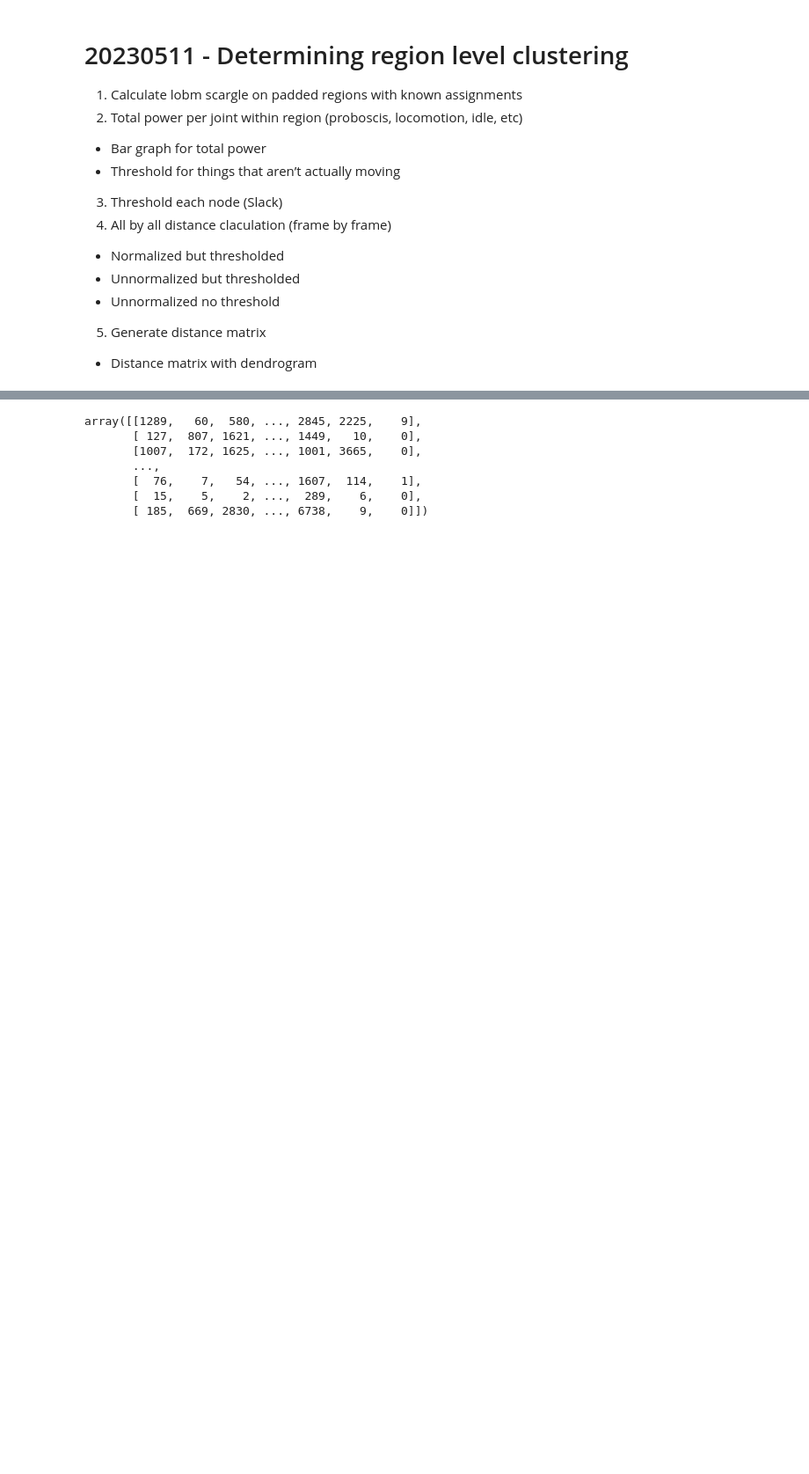
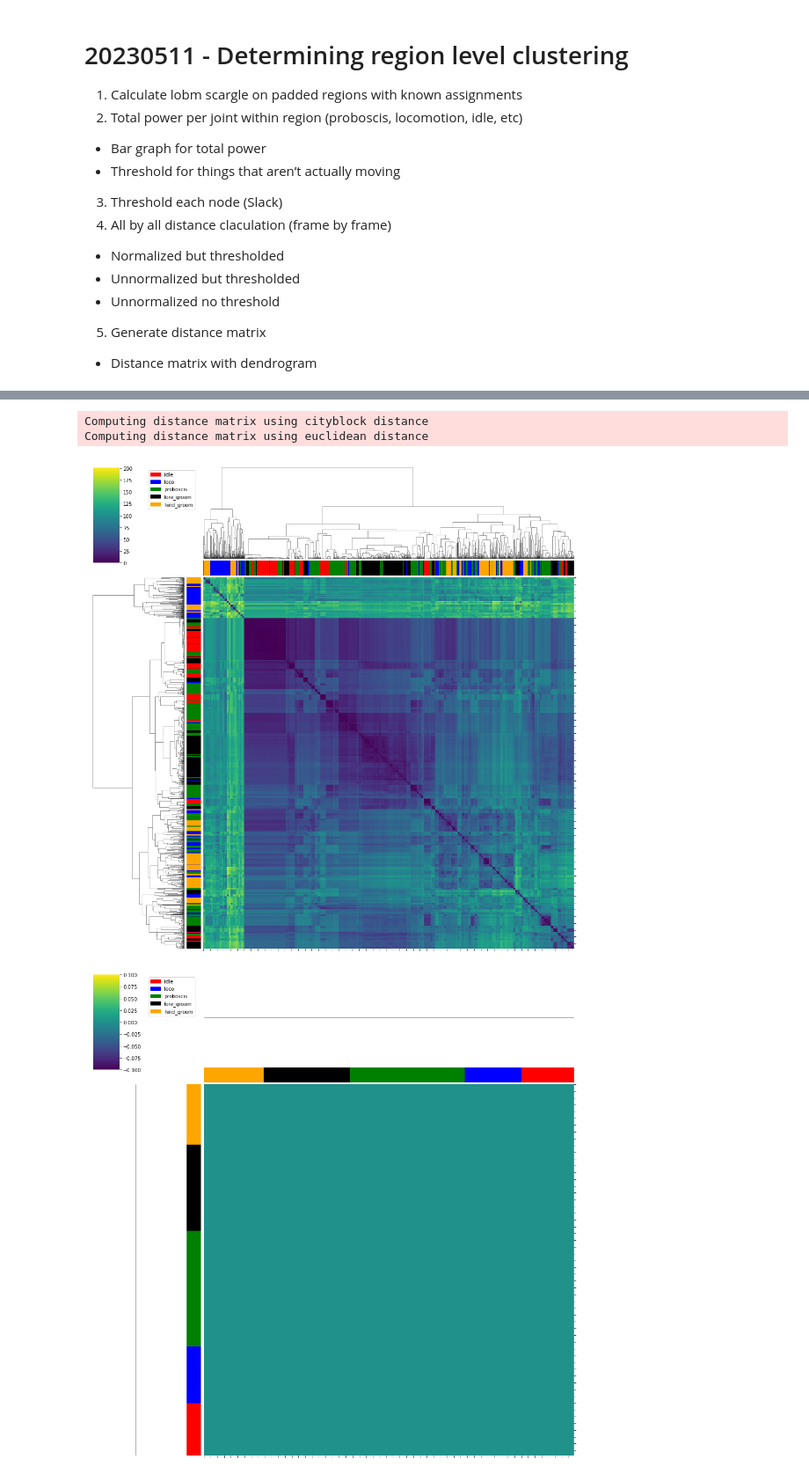
Before and after one commit to shaliulab/long-timescale-analysis, a Jupyter notebook: analysis/notebooks/20230511_wavelet_thresholding.ipynb, the cells around one changed output, grey strips where cells are left out. Shown at 88% size. Cells and saved outputs as stored; diff of their text form; code cells hidden in the pictures; blank space fills up the shorter version.

```diff
--- a/analysis/notebooks/20230511_wavelet_thresholding.ipynb
+++ b/analysis/notebooks/20230511_wavelet_thresholding.ipynb
@@ -56,7 +36,7 @@ average_total_power_per_node = {}
 for behavior, behavior_wavelets in wavelet_results.items():
     logger.info(f"Aggregating wavelets for behavior {behavior}")
     wlets = np.concatenate(list(behavior_wavelets.values()), axis=0)
-    wlets = np.abs(wlets) ** 2  # Power
+    wlets = np.abs(wlets)# ** 2  # Power
     # wlets[wlets < 1e7] = 0 # Thresholding
 
     total_power_per_node = []
@@ -296,10 +109,0 @@ plt.savefig('figures/clustermap_tieredls_normalization_threshold.jpg')
-# %%
-node_sums.astype(int)
-# %% [output]
-array([[1289,   60,  580, ..., 2845, 2225,    9],
-       [ 127,  807, 1621, ..., 1449,   10,    0],
-       [1007,  172, 1625, ..., 1001, 3665,    0],
-       ...,
-       [  76,    7,   54, ..., 1607,  114,    1],
-       [  15,    5,    2, ...,  289,    6,    0],
-       [ 185,  669, 2830, ..., 6738,    9,    0]])
@@ -305,0 +161,44 @@ array([[1289,   60,  580, ..., 2845, 2225,    9],
+# %%
+def plot_clustermap(dist_matrix, behavior_labels, output_filename):
+    color_dict = {'idle': 'red', 'loco': 'blue', 'proboscis': 'green', 'fore_groom': "black", 'hind_groom': 'orange'}
+    label_colors = [color_dict[label] for label in behavior_labels]
+
+    g = sns.clustermap(dist_matrix, method='average', cmap='viridis', figsize=(15, 15), row_colors=label_colors, col_colors=label_colors)
+    ax = g.ax_heatmap
+    ax.set_xticklabels('')
+    ax.set_yticklabels('')
+
+    # Create a legend for the color mapping
+    legend_patches = [mpatches.Patch(color=color, label=behavior) for behavior, color in color_dict.items()]
+
+    plt.legend(handles=legend_patches, bbox_to_anchor=(2, 1), loc='upper left')
+
+    plt.savefig(output_filename)
+
+# Usage example:
+
+input = np.abs(all_wavelets)**2
+for dist_metric in ['cityblock','euclidean']: # , 'kullback-leibler', 'jensen-shannon']:
+    logger.info(f"Computing distance matrix using {dist_metric} distance")
+    distance_matrix = compute_distance_matrix(input, dist_metric)
+    plot_clustermap(distance_matrix, behavior_labels, f'figures/power_clustermap_tieredls_nonormalization_nothreshold_{dist_metric}.jpg')
+# %%
+input = np.abs(all_wavelets)**2
+for dist_metric in ['cityblock','euclidean']: # , 'kullback-leibler', 'jensen-shannon']:
+    thresholded_input = threshold_power_spectra(input, 1e7)
+    logger.info(f"Computing distance matrix using {dist_metric} distance")
+    distance_matrix = compute_distance_matrix(thresholded_input, dist_metric)
+    plot_clustermap(distance_matrix, behavior_labels, f'figures/power_clustermap_tieredls_nonormalization_threshold1e7_{dist_metric}.jpg')
+# %%
+input = np.abs(all_wavelets)**2
+for dist_metric in ['cityblock','euclidean']: # , 'kullback-leibler', 'jensen-shannon']:
+    thresholded_input = threshold_power_spectra(input, 1e7)
+    normalized_thresholded_input,node_means,node_stds = normalize_power_spectra(thresholded_input)
+    logger.info(f"Computing distance matrix using {dist_metric} distance")
+    distance_matrix = compute_distance_matrix(normalized_thresholded_input, dist_metric)
+    plot_clustermap(distance_matrix, behavior_labels, f'figures/power_clustermap_tieredls_normalization_threshold1e7_{dist_metric}.jpg')
+# %% [output]
+Computing distance matrix using cityblock distance
+Computing distance matrix using euclidean distance
+[figure, added]
+[figure, added]
```
Also changed, not shown: parts of 8 cells of this notebook, 1 other file.
